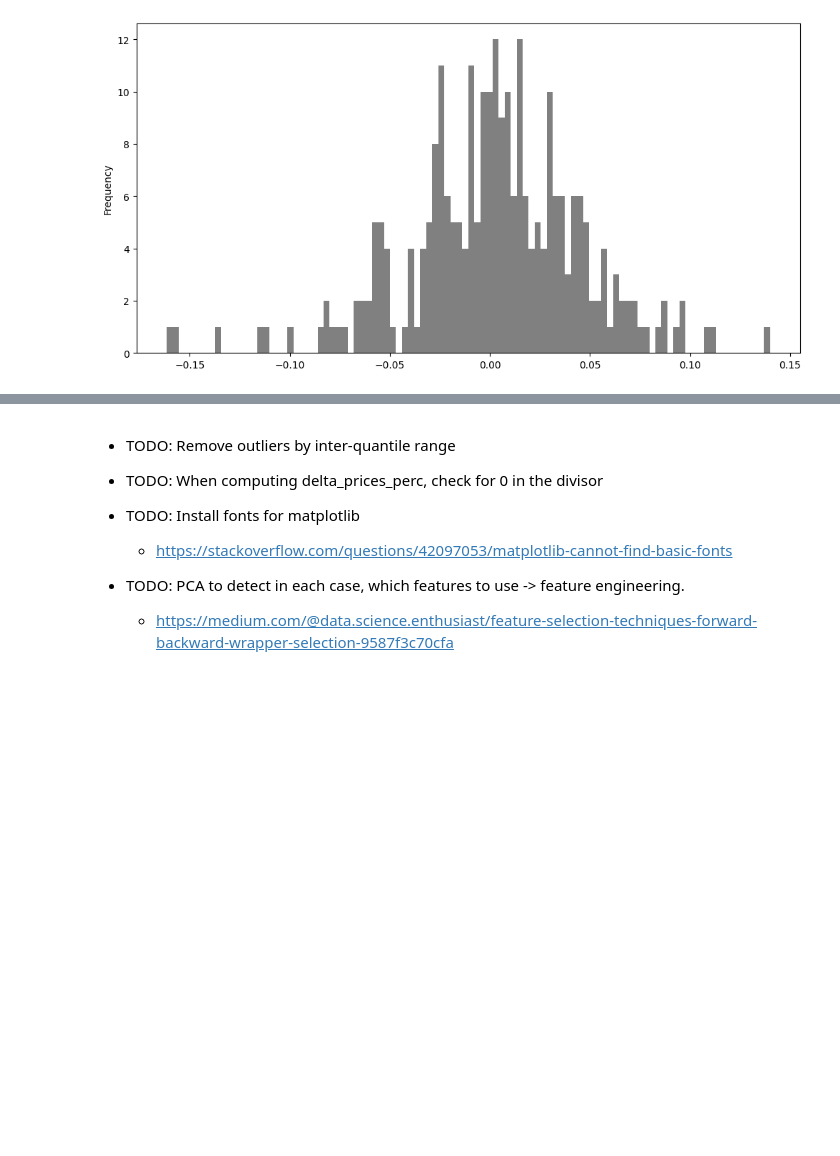
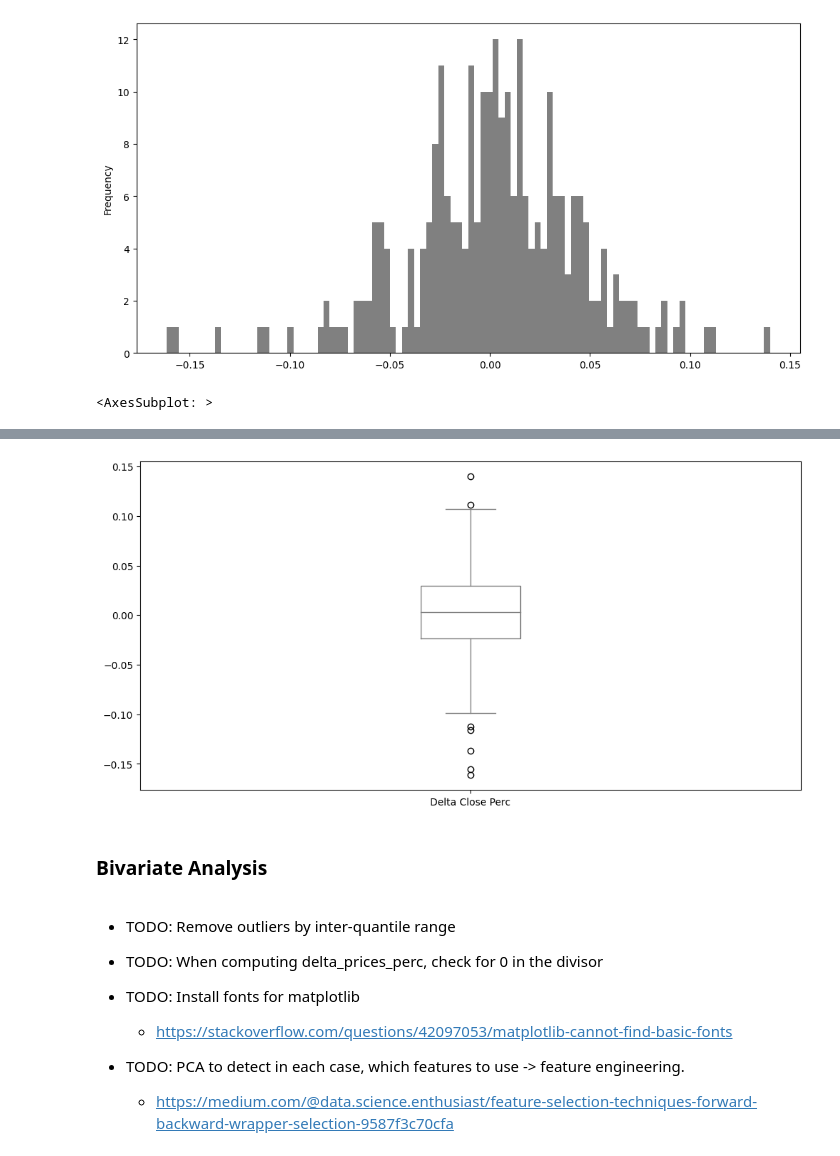
Before and after one commit to Nil-Andreu/forecasting-app, a Jupyter notebook: injestion/injestion/01. Yahoo Finance API.ipynb, the cells around one changed output, grey strips where cells are left out. Saved outputs shown, nothing was run; the diff lists cells and outputs as text; code cells hidden in the pictures; blank space fills up the shorter version.

Commit message:
[NEW] Creating a boxplot

```diff
--- a/injestion/injestion/01. Yahoo Finance API.ipynb
+++ b/injestion/injestion/01. Yahoo Finance API.ipynb
@@ -276,3 +276,8 @@ delta_prices_perc["Delta Close Perc"].plot(kind="hist", bins=100, figsize=(12, 6
 2022-09-26 12:09:09,174 - WARNING  - findfont: Font family 'Heiti TC' not found.
 2022-09-26 12:09:09,176 - WARNING  - findfont: Font family 'Heiti TC' not found.
 [figure]
+# %%
+# We could also display a boxplot to know how it this variation
+delta_prices_perc["Delta Close Perc"].plot(kind="box", figsize=(12, 6), color="gray")
+# %% [output]
+<AxesSubplot: >
@@ -279,3 +301,6 @@ delta_prices_perc["Delta Close Perc"].plot(kind="hist", bins=100, figsize=(12, 6
+[figure, added]
+# %% [markdown]
+### Bivariate Analysis
 # %% [markdown]
 - TODO: Remove outliers by inter-quantile range
 
```
Also changed, not shown: parts of 1 cell of this notebook.
